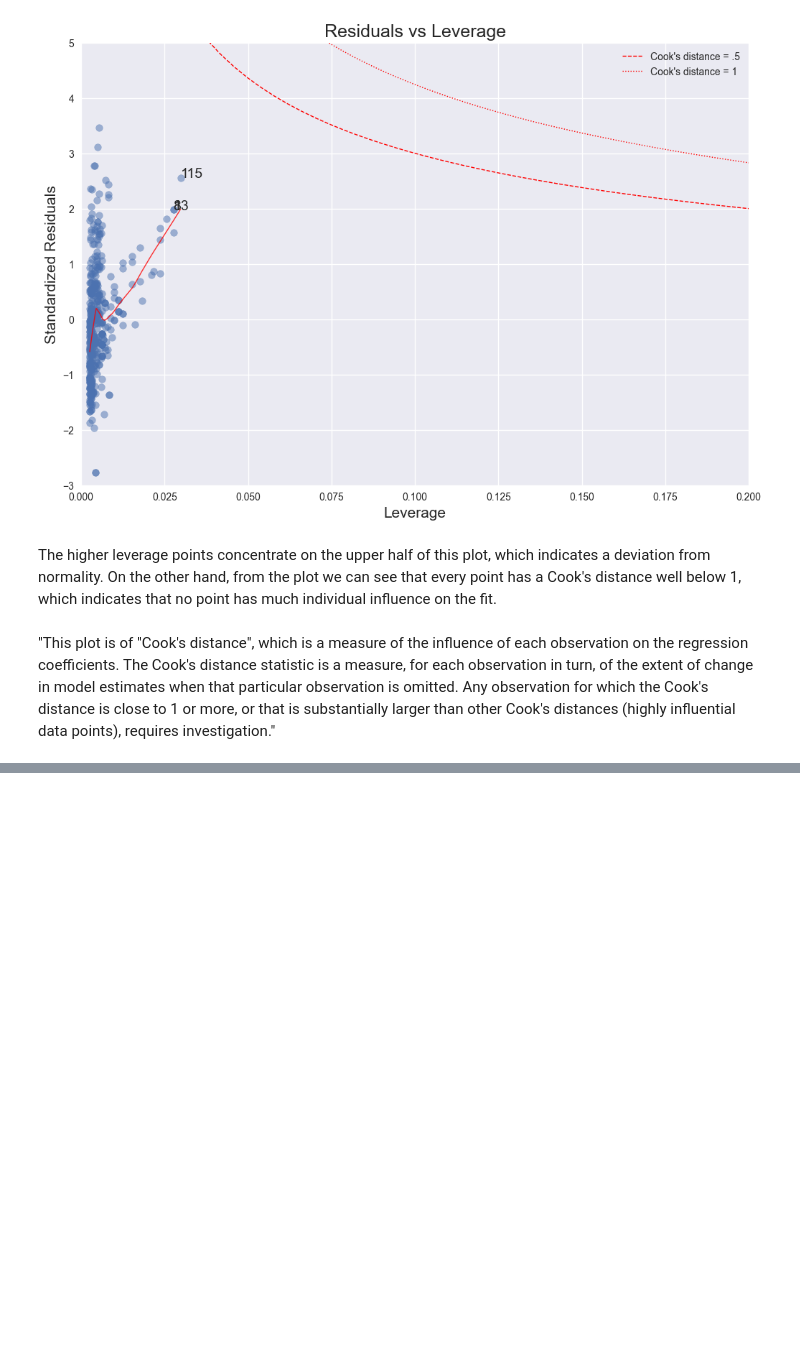
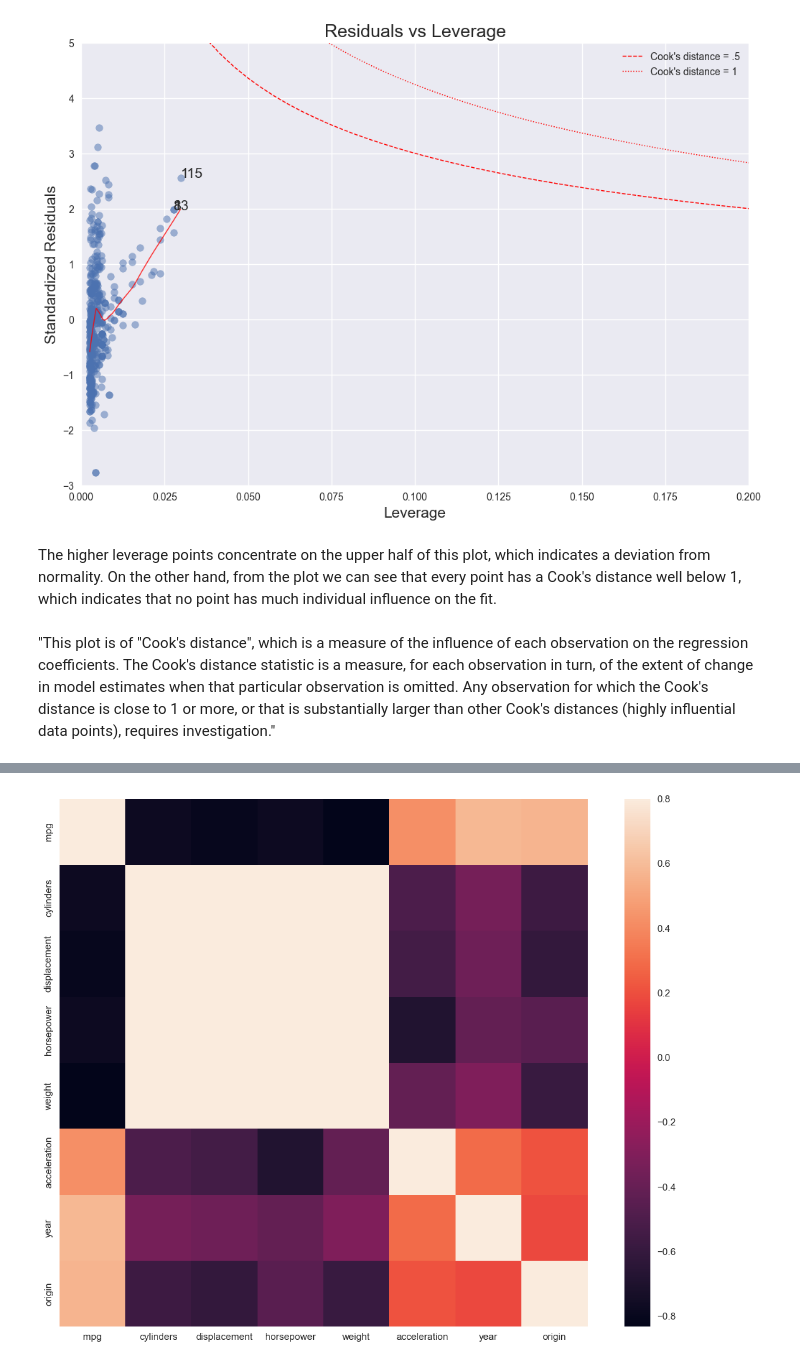
Before and after one commit to MaxBiber/statistics, a Jupyter notebook: auto_notebook.ipynb, the cells around one changed output, grey strips where cells are left out. Drawn from its saved outputs; the diff is of its cells as text; code cells hidden in the pictures; blank space fills up the shorter version.

```diff
--- a/auto_notebook.ipynb
+++ b/auto_notebook.ipynb
@@ -376,0 +379,5 @@ The higher leverage points concentrate on the upper half of this plot, which ind
+# %%
+sns.set(style="white")
+plt.style.use('seaborn-white')
+# %%
+auto_mpg = auto_mpg.set_index("car name")
@@ -376,0 +401,2 @@ The higher leverage points concentrate on the upper half of this plot, which ind
+# %%
+auto_mpg = auto_mpg.rename(columns={"model year": "year"})
@@ -376,0 +415,11 @@ The higher leverage points concentrate on the upper half of this plot, which ind
+# %%
+corrmat = auto_mpg.corr()
+# Set up the matplotlib figure
+f, ax = plt.subplots(figsize=(12, 9))
+
+# Draw the heatmap using seaborn
+sns.heatmap(corrmat, vmax=.8, square=True)
+
+f.tight_layout()
+# %% [output]
+[figure, added]
```
Also changed, not shown: parts of 8 cells of this notebook.
